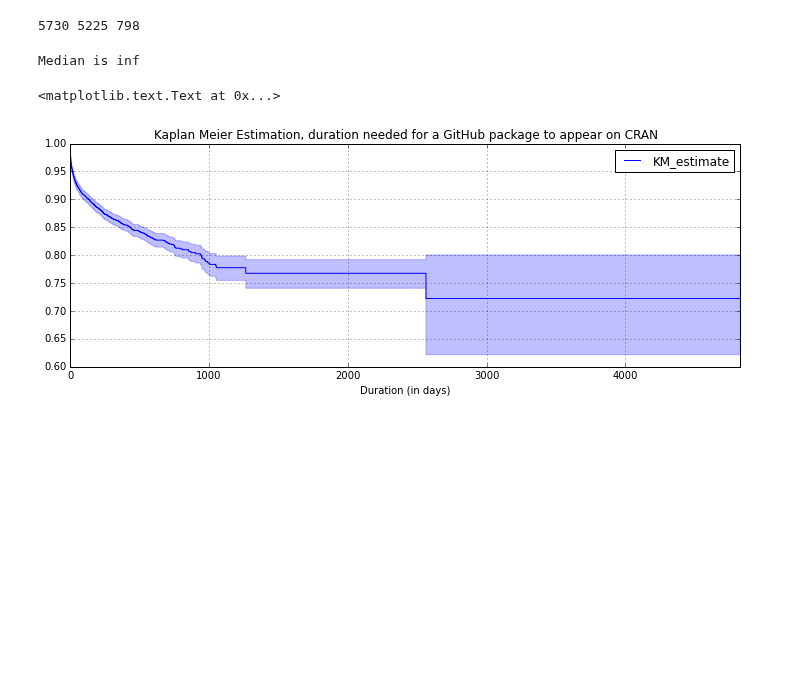
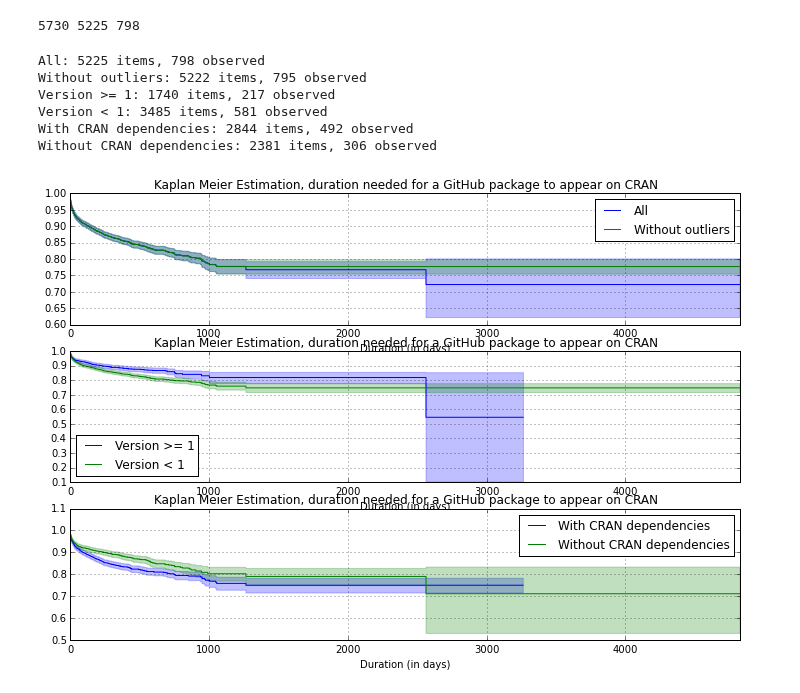
Before and after one commit to maelick/GitHub-API-Helpers, a Jupyter notebook: SANER2016/notebooks/CRAN Distribution of GitHub Packages.ipynb, the cells around one changed output. Drawn from its saved outputs; the diff is of its cells as text; code cells hidden in the pictures; blank space fills up the shorter version.

```diff
--- a/SANER2016/notebooks/CRAN Distribution of GitHub Packages.ipynb
+++ b/SANER2016/notebooks/CRAN Distribution of GitHub Packages.ipynb
@@ -31,8 +41,8 @@ packages.sort('elapsed', inplace=True)
 # %%
-ax = (packages['elapsed'] / pandas.np.timedelta64(1, 'D')).plot(kind='hist', bins=50)
+ax = packages['elapsed'].plot(kind='hist', bins=50)
 ax.set_title('Time needed for a GitHub package to appear on CRAN')
 ax.figure.set_size_inches(12, 4)
-ax.set_xlabel('Duration in months')
+ax.set_xlabel('Duration in days')
 ax.set_ylabel('Number of GitHub R packages')
 # %% [output]
 <matplotlib.text.Text at 0x...>
@@ -39,0 +52,2 @@ ax.set_ylabel('Number of GitHub R packages')
+# %%
+packages.sort('elapsed', ascending=False)[:5][['github', 'cran', 'elapsed']]
@@ -49,19 +80,35 @@ print len(packages), len(survival), len(survival.dropna())
 # %% [output]
 5730 5225 798
-# %%
-T, C = lifelines.utils.datetimes_to_durations(survival['github'], survival['cran'])
-
-kmf = lifelines.KaplanMeierFitter()
-kmf.fit(T, event_observed=C)
-
-# kmf.survival_function_
-print 'Median is', kmf.median_
-
-ax = kmf.plot()
-ax.set_title('Kaplan Meier Estimation, duration needed for a GitHub package to appear on CRAN')
-ax.figure.set_size_inches(12, 4)
-ax.set_xlabel('Duration (in days)')
-# %% [output]
-Median is inf
-<matplotlib.text.Text at 0x...>
-[figure, removed]
+# %%
+kmf = lifelines.KaplanMeierFitter()
+
+plot_groups = [
+    [
+        {'label': 'All', 'df': survival.query('observed or not observed')},
+        {'label': 'Without outliers', 'df': survival.query('observed == False or elapsed < 1200')},
+    ],[
+        {'label': 'Version >= 1', 'df': survival[survival['Version'].str[0] >= '1']},
+        {'label': 'Version < 1', 'df': survival[survival['Version'].str[0] < '1']},
+    ],[
+        {'label': 'With CRAN dependencies', 'df': survival.query('cran_deps == True')},
+        {'label': 'Without CRAN dependencies', 'df': survival.query('cran_deps == False')},
+    ],
+]
+
+for i, group in enumerate(plot_groups):
+    ax = plt.subplot(len(plot_groups), 1, i+1)
+    for cond in group:
+        print '{}: {} items, {} observed'.format(cond['label'], len(cond['df']), len(cond['df'].query('observed == True')))
+        kmf.fit(cond['df']['elapsed'], event_observed=cond['df']['observed'], label=cond['label'])
+        ax = kmf.plot(ax=ax)
+    ax.set_title('Kaplan Meier Estimation, duration needed for a GitHub package to appear on CRAN')
+    ax.figure.set_size_inches(12, 8)
+    ax.set_xlabel('Duration (in days)')
+# %% [output]
+All: 5225 items, 798 observed
+Without outliers: 5222 items, 795 observed
+Version >= 1: 1740 items, 217 observed
+Version < 1: 3485 items, 581 observed
+With CRAN dependencies: 2844 items, 492 observed
+Without CRAN dependencies: 2381 items, 306 observed
+[figure, added]
```
Also changed, not shown: parts of 5 cells of this notebook.
